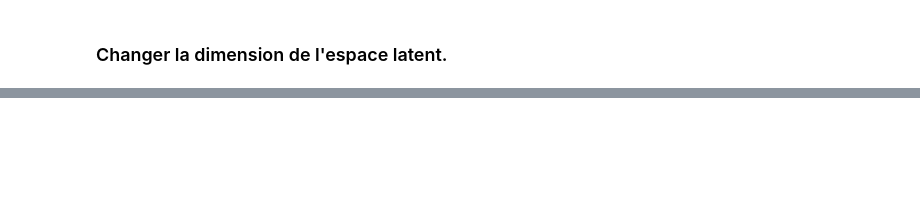
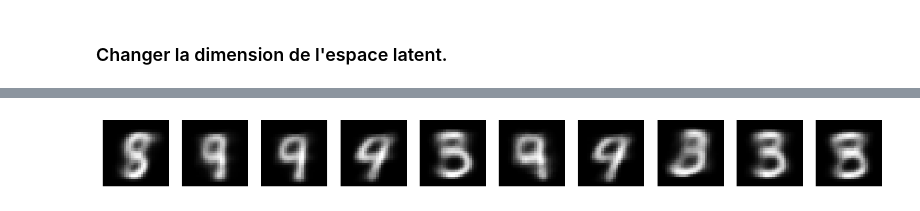
Before and after one commit to raphrb2/Autosupervised-Learning, a Jupyter notebook: TP2_VAE/TP_VAE.ipynb, the cells around one changed output, grey strips where cells are left out. Cells and saved outputs as stored; diff of their text form; code cells hidden in the pictures; blank space fills up the shorter version.

```diff
--- a/TP2_VAE/TP_VAE.ipynb
+++ b/TP2_VAE/TP_VAE.ipynb
@@ -126,0 +212,5 @@ generate_images(vae)
+# %%
+# Affichage des images générées
+show_generated_images(custom_vae, latent_dim=2)
+# %% [output]
+[figure, added]
```
Also changed, not shown: parts of 11 cells of this notebook.
